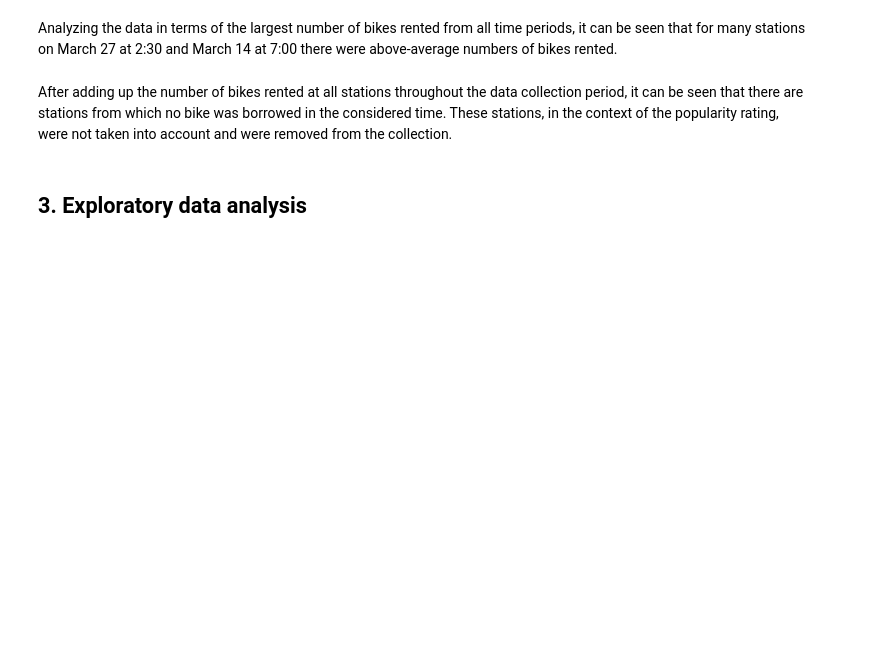
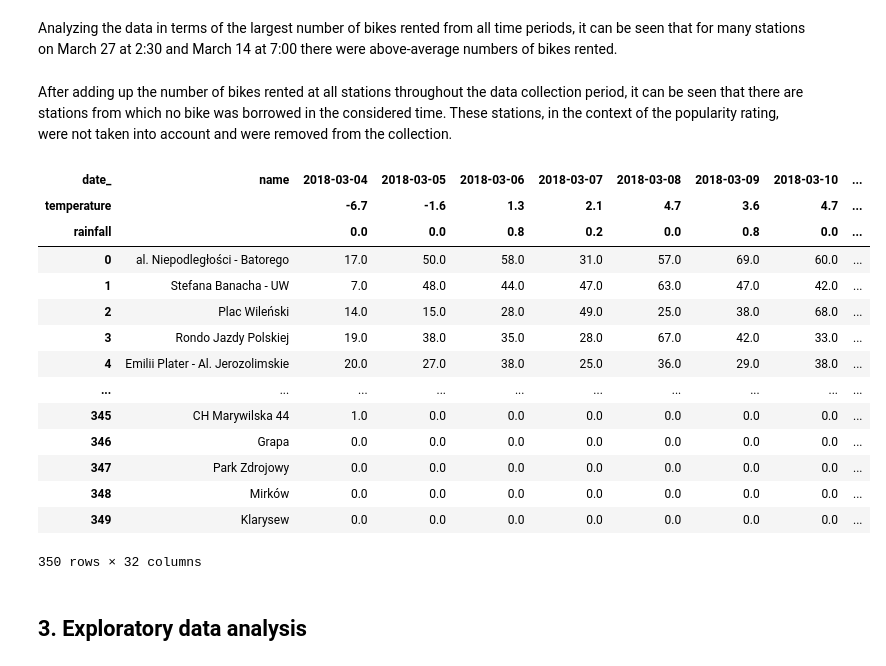
Before and after one commit to piekarsky/Exploratory-Data-Analysis-of-Bike-Sharing-Systems-in-Warsaw, a Jupyter notebook: analysis-and-visualization-for-bike-sharing-systems.ipynb, the cells around one changed output. Drawn from its saved outputs; the diff is of its cells as text; code cells hidden in the pictures; blank space fills up the shorter version.

```diff
--- a/analysis-and-visualization-for-bike-sharing-systems.ipynb
+++ b/analysis-and-visualization-for-bike-sharing-systems.ipynb
@@ -312,4 +312,22 @@ alldfc_['average/day'] = alldfc_.mean(axis = 1)
 bike_station_total = alldfc_.sort_values('total', ascending = False).reset_index()
 # %% [markdown]
 After adding up the number of bikes rented at all stations throughout the data collection period, it can be seen that there are stations from which no bike was borrowed in the considered time. These stations, in the context of the popularity rating, were not taken into account and were removed from the collection.
+# %%
+bike_station_total
+# %% [output]
+| date_ | name | 2018-03-04 | 2018-03-05 | 2018-03-06 | 2018-03-07 | 2018-03-08 | 2018-03-09 | 2018-03-10 | ... |
+| temperature |  | -6.7 | -1.6 | 1.3 | 2.1 | 4.7 | 3.6 | 4.7 | ... |
+| rainfall |  | 0.0 | 0.0 | 0.8 | 0.2 | 0.0 | 0.8 | 0.0 | ... |
+| 0 | al. Niepodległości - Batorego | 17.0 | 50.0 | 58.0 | 31.0 | 57.0 | 69.0 | 60.0 | ... |
+| 1 | Stefana Banacha - UW | 7.0 | 48.0 | 44.0 | 47.0 | 63.0 | 47.0 | 42.0 | ... |
+| 2 | Plac Wileński | 14.0 | 15.0 | 28.0 | 49.0 | 25.0 | 38.0 | 68.0 | ... |
+| 3 | Rondo Jazdy Polskiej | 19.0 | 38.0 | 35.0 | 28.0 | 67.0 | 42.0 | 33.0 | ... |
+| 4 | Emilii Plater - Al. Jerozolimskie | 20.0 | 27.0 | 38.0 | 25.0 | 36.0 | 29.0 | 38.0 | ... |
+| ... | ... | ... | ... | ... | ... | ... | ... | ... | ... |
+| 345 | CH Marywilska 44 | 1.0 | 0.0 | 0.0 | 0.0 | 0.0 | 0.0 | 0.0 | ... |
+| 346 | Grapa | 0.0 | 0.0 | 0.0 | 0.0 | 0.0 | 0.0 | 0.0 | ... |
+| 347 | Park Zdrojowy | 0.0 | 0.0 | 0.0 | 0.0 | 0.0 | 0.0 | 0.0 | ... |
+| 348 | Mirków | 0.0 | 0.0 | 0.0 | 0.0 | 0.0 | 0.0 | 0.0 | ... |
+| 349 | Klarysew | 0.0 | 0.0 | 0.0 | 0.0 | 0.0 | 0.0 | 0.0 | ... |
+350 rows × 32 columns
 # %%
```
Also changed, not shown: parts of 12 cells of this notebook.
